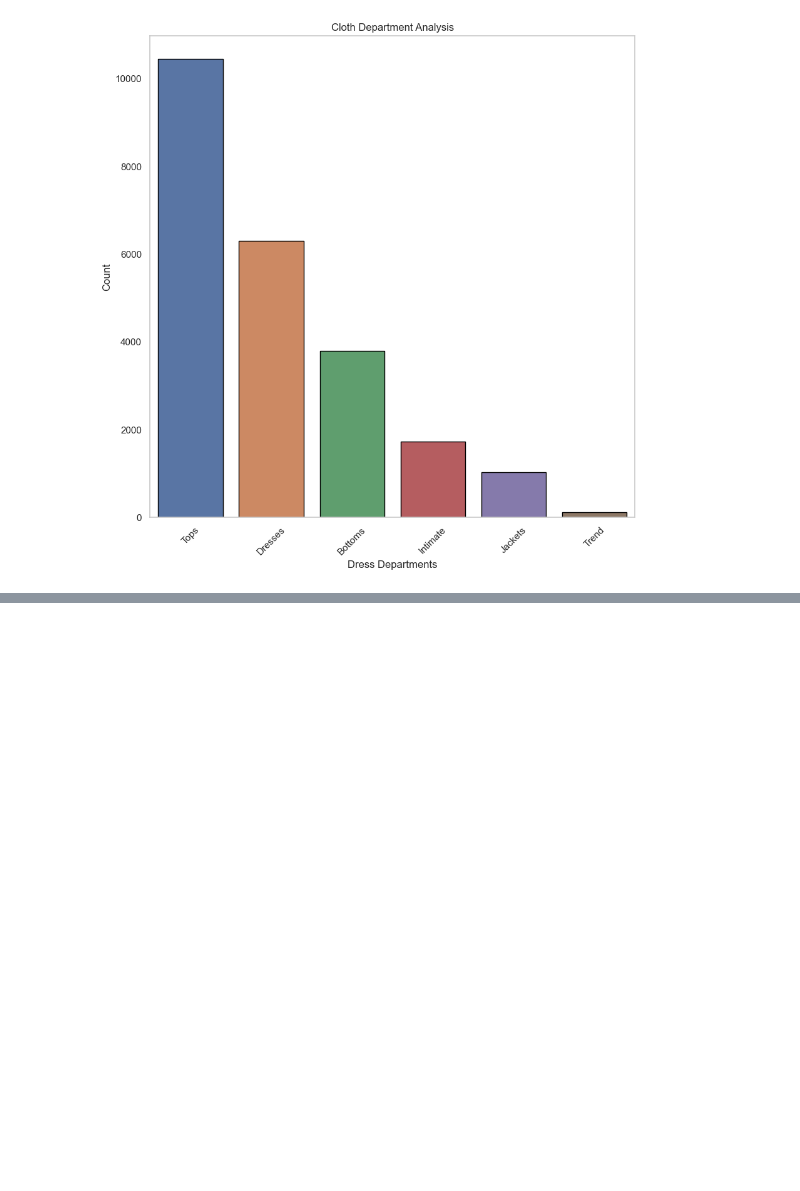
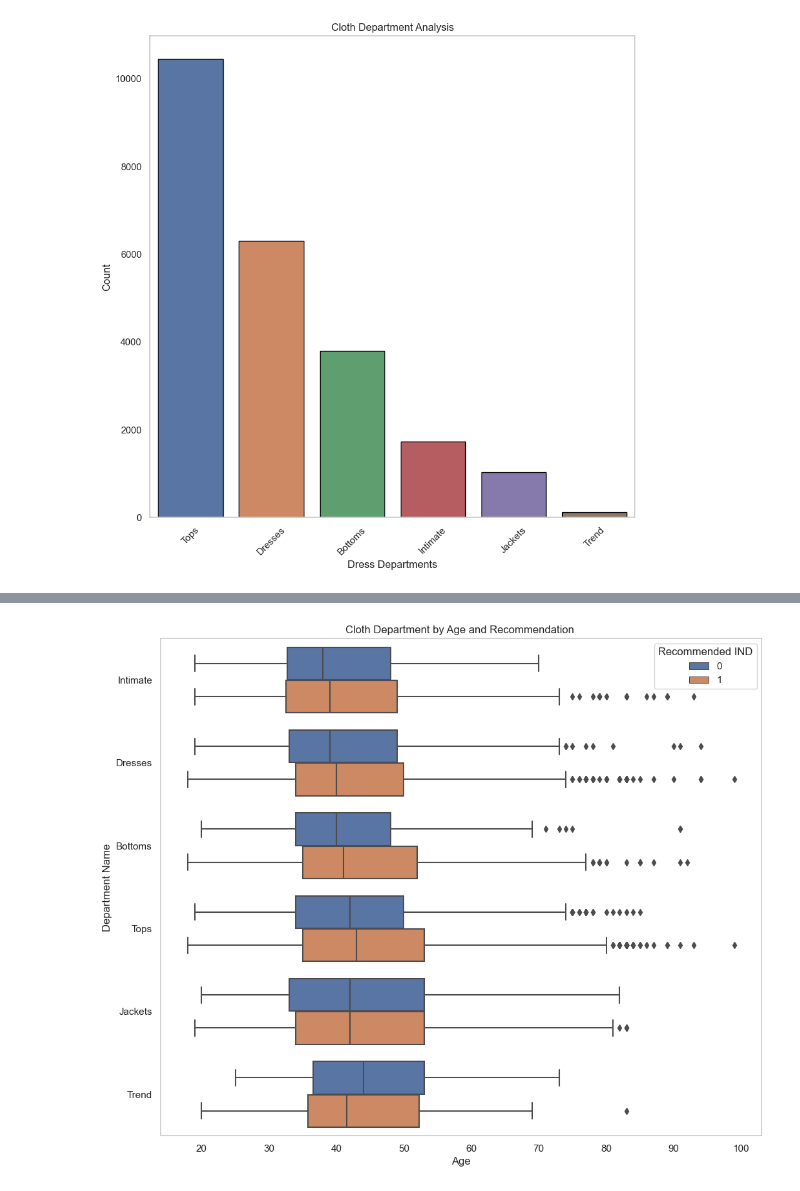
Before and after one commit to jjcastillot/womens_clothing_analysis_updated, a Jupyter notebook: dataset_analysis.ipynb, the cells around one changed output, grey strips where cells are left out. Cells and saved outputs as stored; diff of their text form; code cells hidden in the pictures; blank space fills up the shorter version.

```diff
--- a/dataset_analysis.ipynb
+++ b/dataset_analysis.ipynb
@@ -140,0 +152,9 @@ plt.grid(False)
+# %%
+# Cloth Department by Age, Department and Recommendation
+plt.figure(figsize=(12,10))
+sns.boxplot(x = 'Age', y = 'Department Name', data = womens_df,hue='Recommended IND')
+plt.grid(False)
+plt.title('Cloth Department by Age and Recommendation ')
+plt.show()
+# %% [output]
+[figure, added]
```
Also changed, not shown: parts of 4 cells of this notebook.
